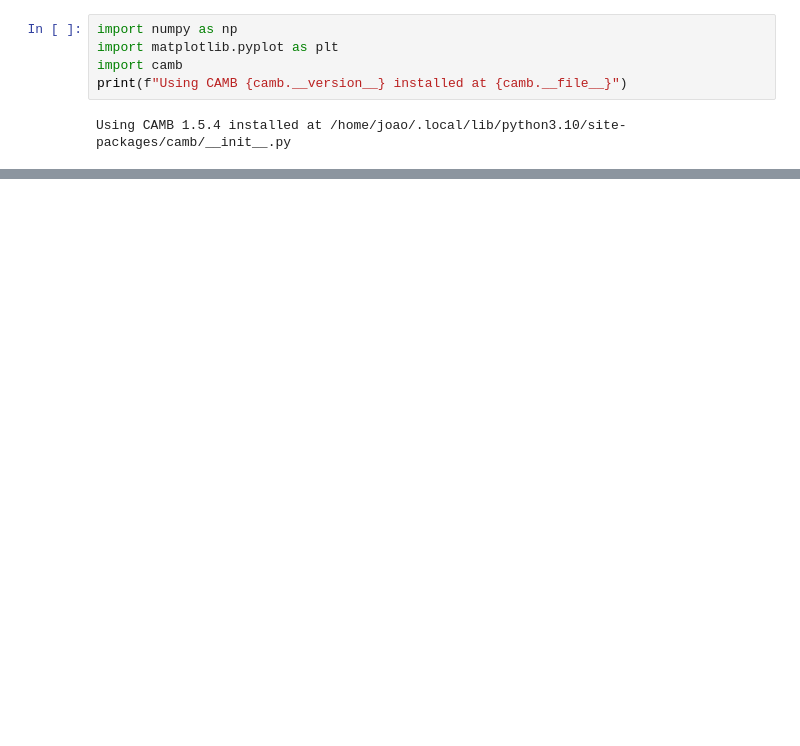
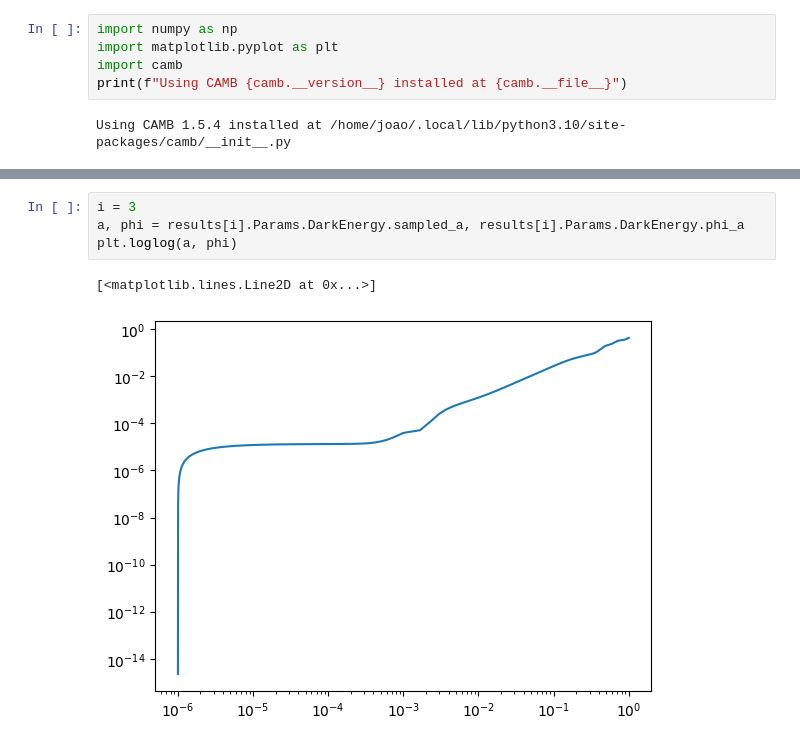
Before and after one commit to SBU-COSMOLIKE/CAMB-Monodromic, a Jupyter notebook: docs/Monodromic_demo.ipynb, the cells around one changed output, grey strips where cells are left out. Cells and saved outputs as stored; diff of their text form; blank space fills up the shorter version.

```diff
--- a/docs/Monodromic_demo.ipynb
+++ b/docs/Monodromic_demo.ipynb
@@ -113,0 +158,7 @@ array([ 0.,  0., nan, ..., nan, nan, nan])
+# %%
+i = 3
+a, phi = results[i].Params.DarkEnergy.sampled_a, results[i].Params.DarkEnergy.phi_a
+plt.loglog(a, phi)
+# %% [output]
+[<matplotlib.lines.Line2D at 0x...>]
+[figure, added]
```
Also changed, not shown: parts of 6 cells of this notebook, 3 other files.
